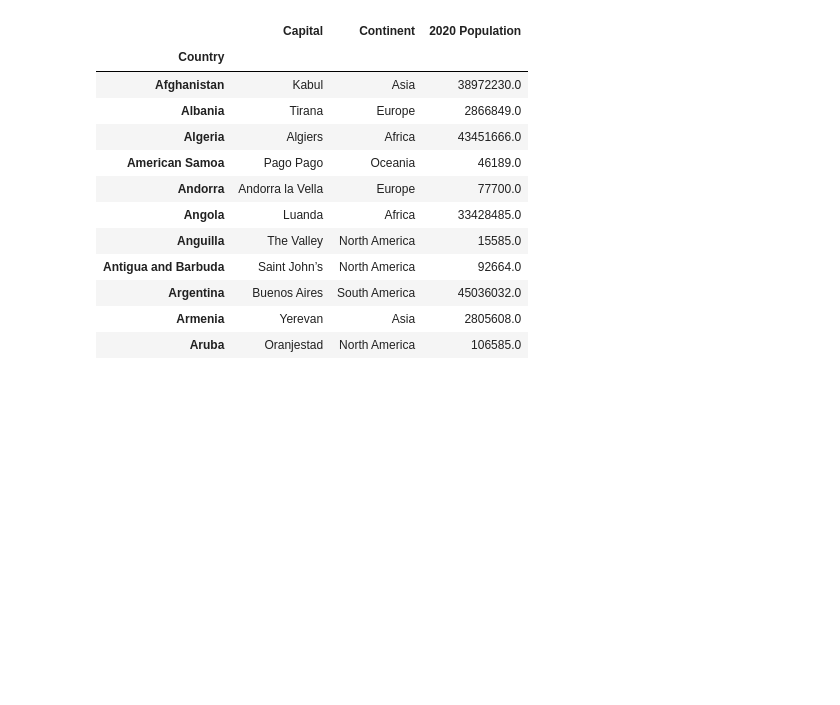
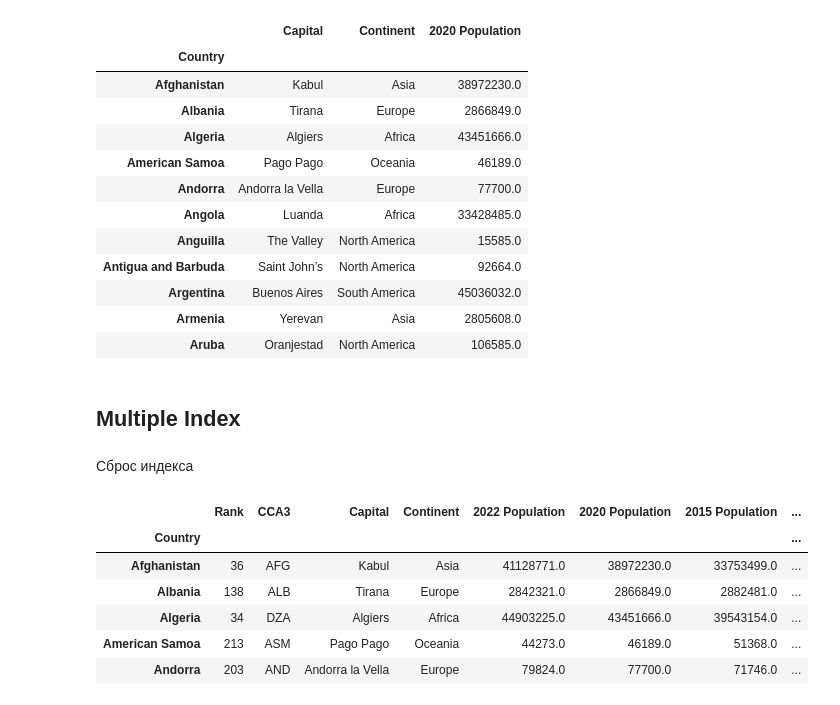
Before and after one commit to aleksmn/DataLessons, a Jupyter notebook: 03-indexing.ipynb, the cells around one changed output. Saved outputs shown, nothing was run; the diff lists cells and outputs as text; code cells hidden in the pictures; blank space fills up the shorter version.

```diff
--- a/03-indexing.ipynb
+++ b/03-indexing.ipynb
@@ -91,3 +99,17 @@ df.iloc[0:11, [2,3,5]]
 | Argentina | Buenos Aires | South America | 45036032.0 |
 | Armenia | Yerevan | Asia | 2805608.0 |
 | Aruba | Oranjestad | North America | 106585.0 |
+# %% [markdown]
+## Multiple Index
+# %% [markdown]
+Сброс индекса
+# %%
+df.head()
+# %% [output]
+|  | Rank | CCA3 | Capital | Continent | 2022 Population | 2020 Population | 2015 Population | ... |
+| Country |  |  |  |  |  |  |  | ... |
+| Afghanistan | 36 | AFG | Kabul | Asia | 41128771.0 | 38972230.0 | 33753499.0 | ... |
+| Albania | 138 | ALB | Tirana | Europe | 2842321.0 | 2866849.0 | 2882481.0 | ... |
+| Algeria | 34 | DZA | Algiers | Africa | 44903225.0 | 43451666.0 | 39543154.0 | ... |
+| American Samoa | 213 | ASM | Pago Pago | Oceania | 44273.0 | 46189.0 | 51368.0 | ... |
+| Andorra | 203 | AND | Andorra la Vella | Europe | 79824.0 | 77700.0 | 71746.0 | ... |
```
Also changed, not shown: parts of 7 cells of this notebook, 2 other files.
